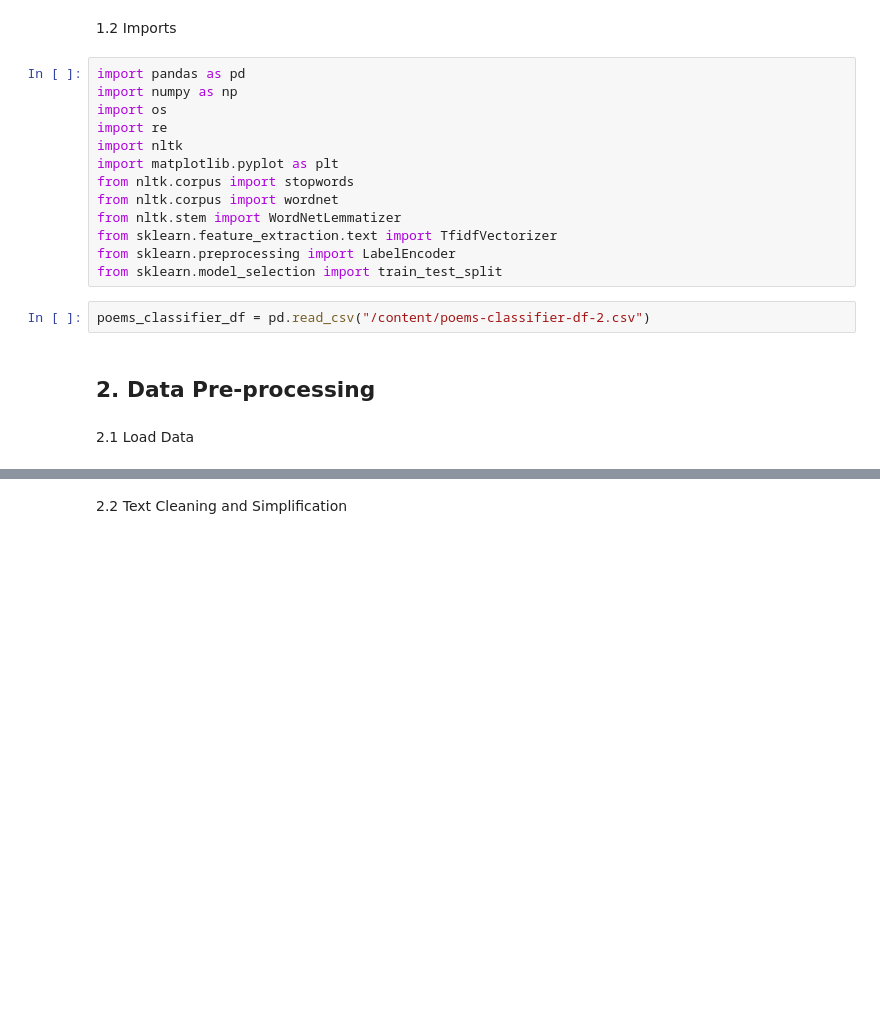
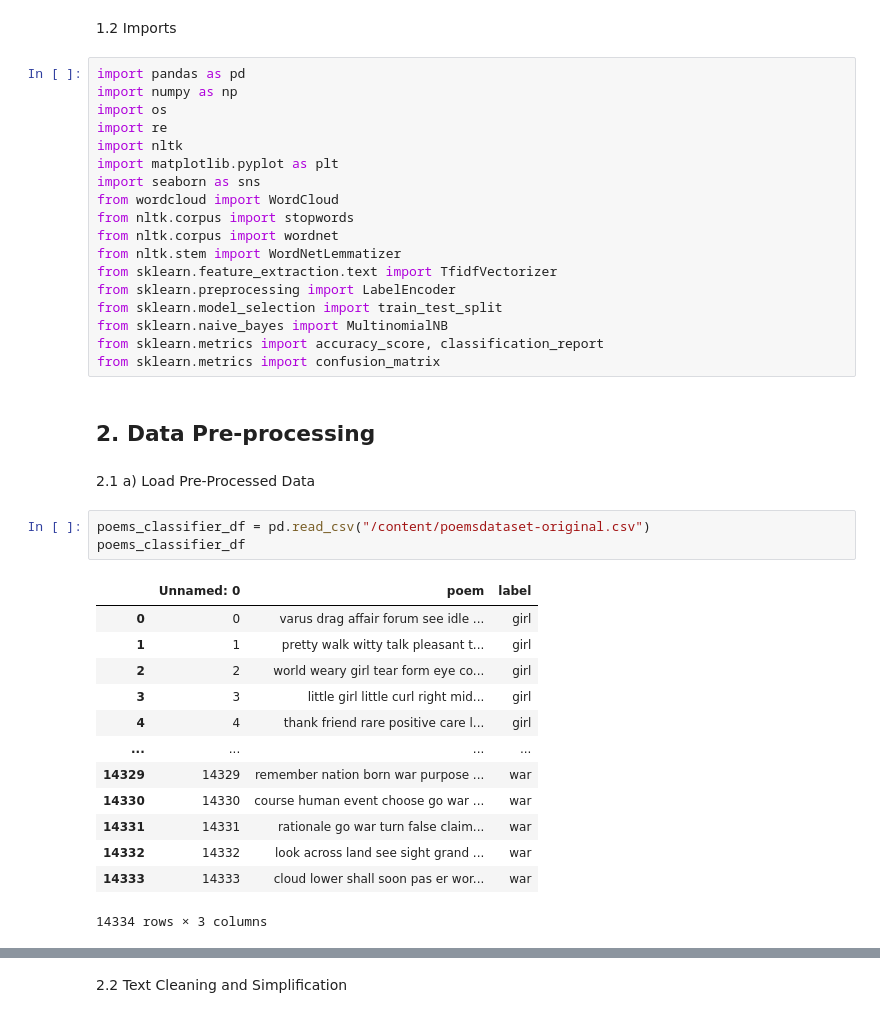
Before and after one commit to Thikkar/PoetryMood, a Jupyter notebook: MusicGenerator.ipynb, the cells around one changed output, grey strips where cells are left out. Saved outputs shown, nothing was run; the diff lists cells and outputs as text; blank space fills up the shorter version.

```diff
--- a/MusicGenerator.ipynb
+++ b/MusicGenerator.ipynb
@@ -44,15 +43,35 @@ import os
 import re
 import nltk
 import matplotlib.pyplot as plt
+import seaborn as sns
+from wordcloud import WordCloud
 from nltk.corpus import stopwords
 from nltk.corpus import wordnet
 from nltk.stem import WordNetLemmatizer
 from sklearn.feature_extraction.text import TfidfVectorizer
 from sklearn.preprocessing import LabelEncoder
 from sklearn.model_selection import train_test_split
+from sklearn.naive_bayes import MultinomialNB
+from sklearn.metrics import accuracy_score, classification_report
+from sklearn.metrics import confusion_matrix
-# %%
-poems_classifier_df = pd.read_csv("/content/poems-classifier-df-2.csv")
 # %% [markdown]
 ## 2. Data Pre-processing
 # %% [markdown]
-2.1 Load Data
+2.1 a) Load Pre-Processed Data
+# %%
+poems_classifier_df = pd.read_csv("/content/poemsdataset-original.csv")
+poems_classifier_df
+# %% [output]
+|  | Unnamed: 0 | poem | label |
+| 0 | 0 | varus drag affair forum see idle ... | girl |
+| 1 | 1 | pretty walk witty talk pleasant t... | girl |
+| 2 | 2 | world weary girl tear form eye co... | girl |
+| 3 | 3 | little girl little curl right mid... | girl |
+| 4 | 4 | thank friend rare positive care l... | girl |
+| ... | ... | ... | ... |
+| 14329 | 14329 | remember nation born war purpose ... | war |
+| 14330 | 14330 | course human event choose go war ... | war |
+| 14331 | 14331 | rationale go war turn false claim... | war |
+| 14332 | 14332 | look across land see sight grand ... | war |
+| 14333 | 14333 | cloud lower shall soon pas er wor... | war |
+14334 rows × 3 columns
```
Also changed, not shown: parts of 12 cells of this notebook.
